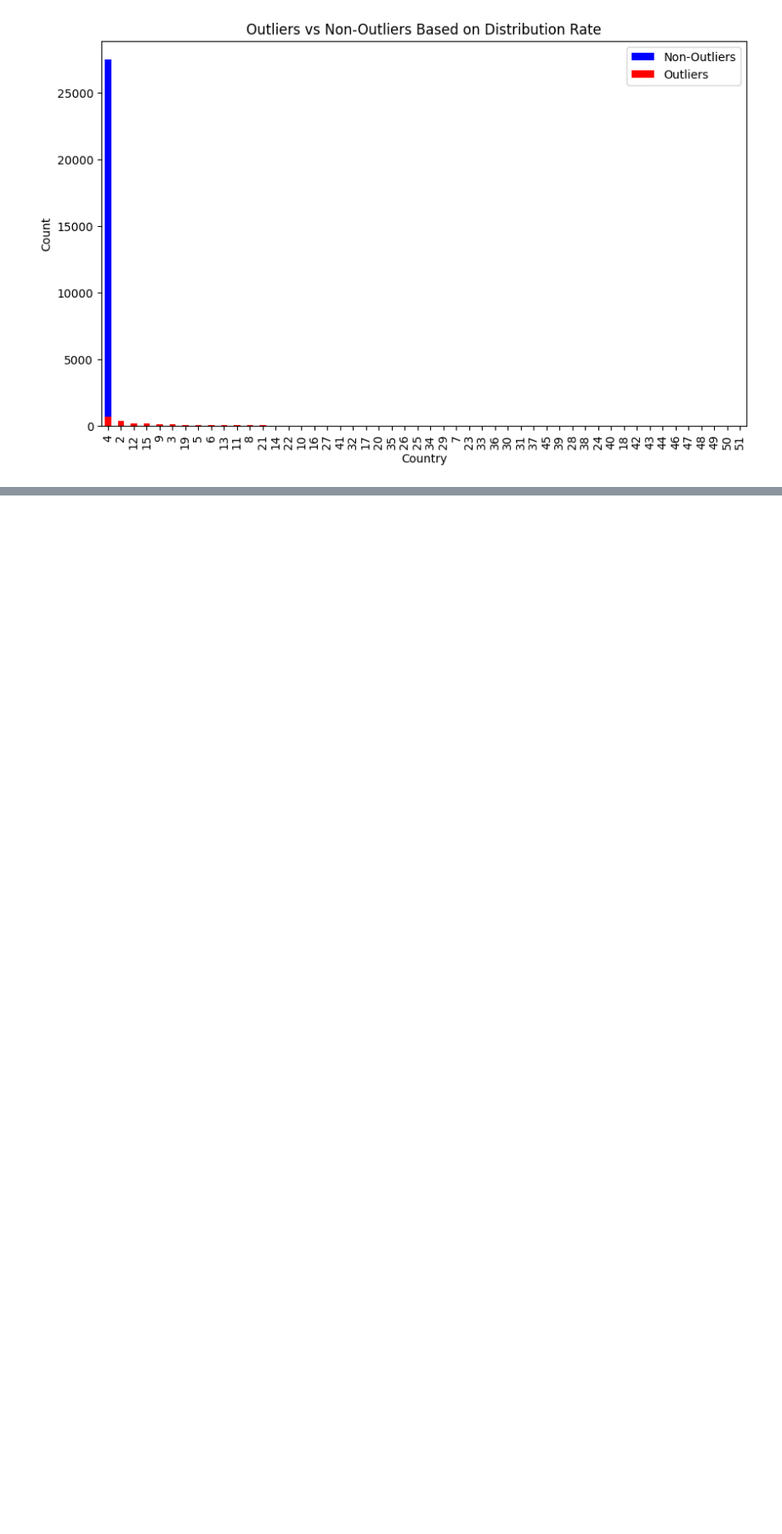
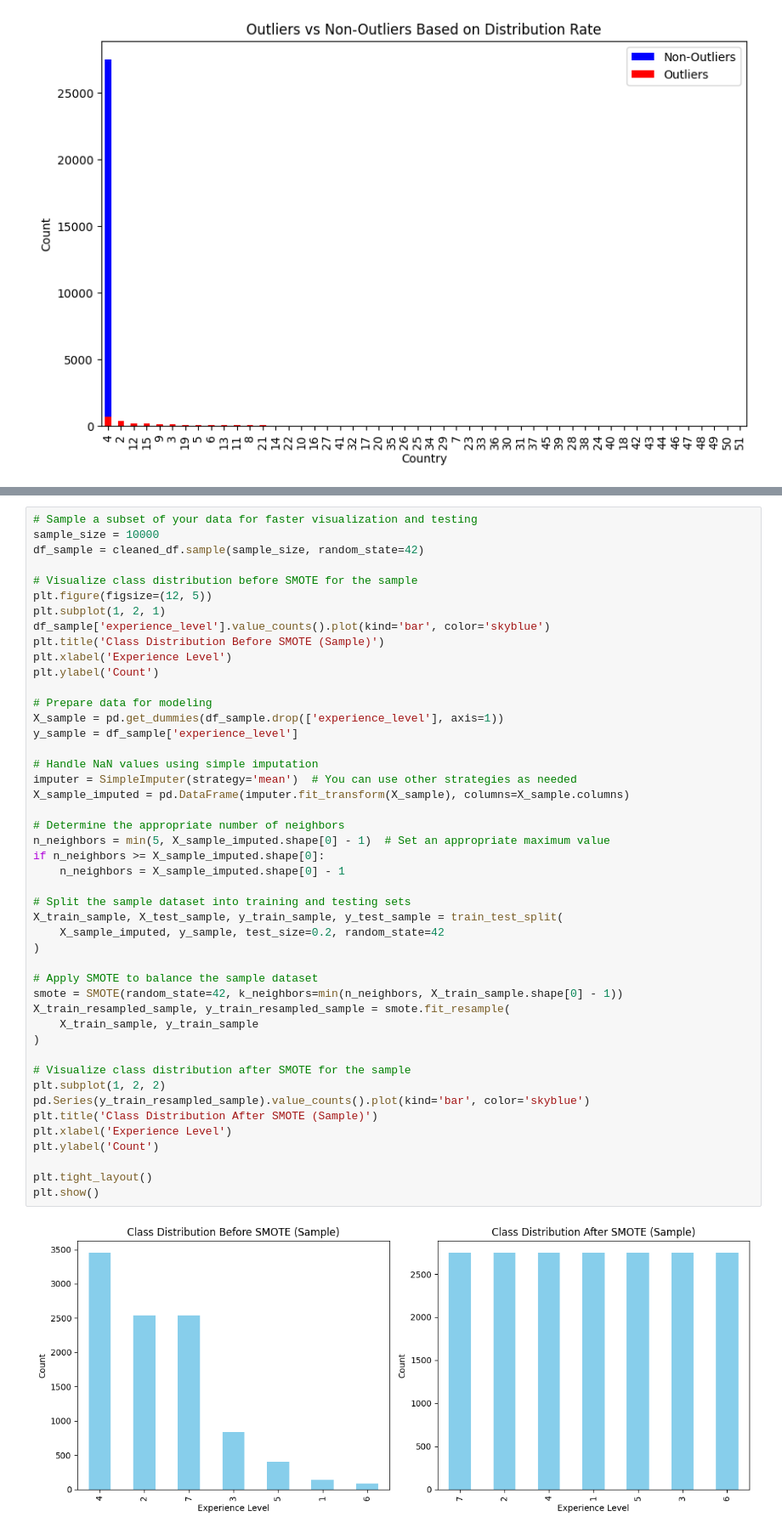
Before and after one commit to FlorianHalimi/LinkedIn-Job-Analysis-Data-Preprocessing-Visualization, a Jupyter notebook: data_preprocessing.ipynb, the cells around one changed output, grey strips where cells are left out. Shown at 85% size. Saved outputs shown, nothing was run; the diff lists cells and outputs as text; blank space fills up the shorter version.

Commit message:
Update data_preprocessing.ipynb
Co-Authored-By: FlorianHalimi <59978103+FlorianHalimi@users.noreply.github.com>

```diff
--- a/data_preprocessing.ipynb
+++ b/data_preprocessing.ipynb
@@ -675,0 +600,48 @@ from scipy.stats import zscore
+# %%
+# Sample a subset of your data for faster visualization and testing
+sample_size = 10000
+df_sample = cleaned_df.sample(sample_size, random_state=42)
+
+# Visualize class distribution before SMOTE for the sample
+plt.figure(figsize=(12, 5))
+plt.subplot(1, 2, 1)
+df_sample['experience_level'].value_counts().plot(kind='bar', color='skyblue')
+plt.title('Class Distribution Before SMOTE (Sample)')
+plt.xlabel('Experience Level')
+plt.ylabel('Count')
+
+# Prepare data for modeling
+X_sample = pd.get_dummies(df_sample.drop(['experience_level'], axis=1))
+y_sample = df_sample['experience_level']
+
+# Handle NaN values using simple imputation
+imputer = SimpleImputer(strategy='mean')  # You can use other strategies as needed
+X_sample_imputed = pd.DataFrame(imputer.fit_transform(X_sample), columns=X_sample.columns)
+
+# Determine the appropriate number of neighbors
+n_neighbors = min(5, X_sample_imputed.shape[0] - 1)  # Set an appropriate maximum value
+if n_neighbors >= X_sample_imputed.shape[0]:
+    n_neighbors = X_sample_imputed.shape[0] - 1
+
+# Split the sample dataset into training and testing sets
+X_train_sample, X_test_sample, y_train_sample, y_test_sample = train_test_split(
+    X_sample_imputed, y_sample, test_size=0.2, random_state=42
+)
+
+# Apply SMOTE to balance the sample dataset
+smote = SMOTE(random_state=42, k_neighbors=min(n_neighbors, X_train_sample.shape[0] - 1))
+X_train_resampled_sample, y_train_resampled_sample = smote.fit_resample(
+    X_train_sample, y_train_sample
+)
+
+# Visualize class distribution after SMOTE for the sample
+plt.subplot(1, 2, 2)
+pd.Series(y_train_resampled_sample).value_counts().plot(kind='bar', color='skyblue')
+plt.title('Class Distribution After SMOTE (Sample)')
+plt.xlabel('Experience Level')
+plt.ylabel('Count')
+
+plt.tight_layout()
+plt.show()
+# %% [output]
+[figure, added]
```
Also changed, not shown: parts of 12 cells of this notebook.
